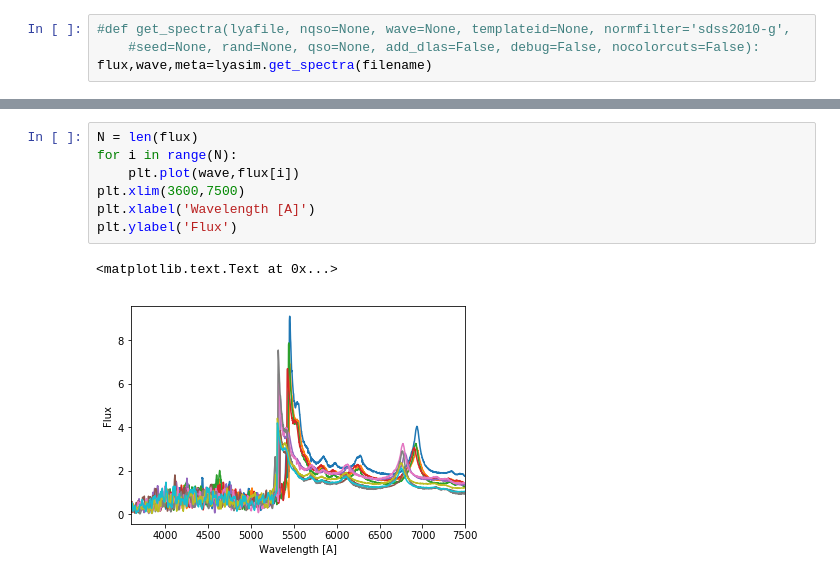
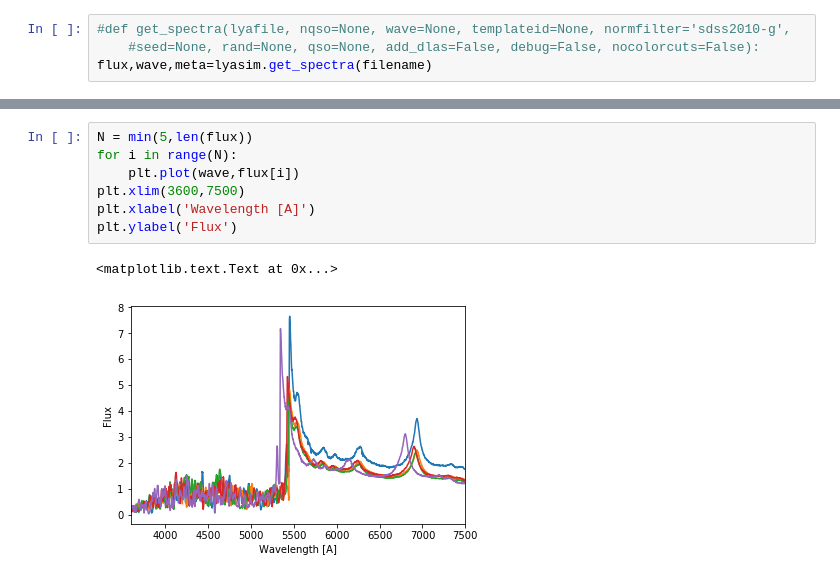
Before and after one commit to igmhub/LyaCoLoRe, a Jupyter notebook: example_scripts/run_desisim.ipynb, the cells around one changed output, grey strips where cells are left out. Drawn from its saved outputs; the diff is of its cells as text.

```diff
--- a/example_scripts/run_desisim.ipynb
+++ b/example_scripts/run_desisim.ipynb
@@ -36,10 +37,10 @@ meta
 # %%
-N = len(flux)
+N = min(5,len(flux))
 for i in range(N):
     plt.plot(wave,flux[i])
 plt.xlim(3600,7500)
 plt.xlabel('Wavelength [A]')
 plt.ylabel('Flux')
 # %% [output]
 <matplotlib.text.Text at 0x...>
-[figure, old version]
+[figure, new version]
```
Also changed, not shown: parts of 2 cells of this notebook, 2 other files.
